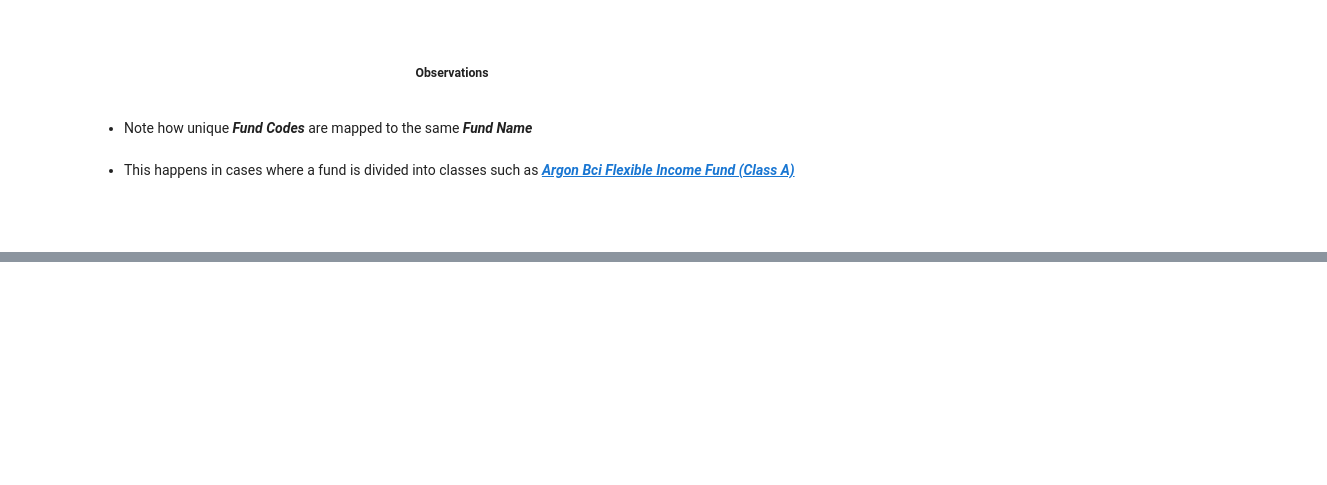
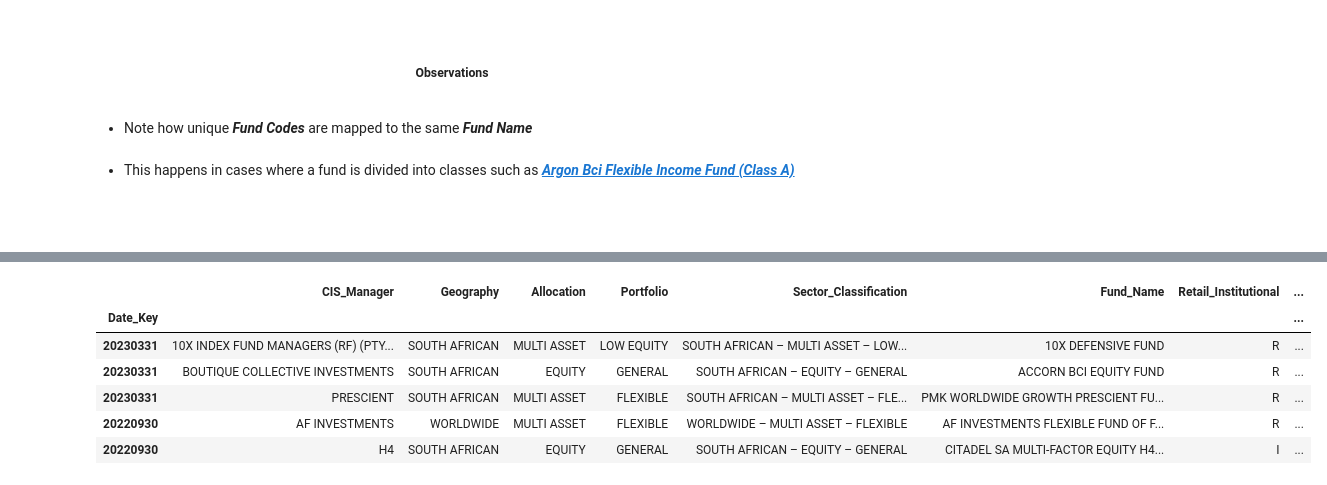
Before and after one commit to MondeAnna/data-ingestion, a Jupyter notebook: notebook/data_ingestion_prep_asisa_flows.ipynb, the cells around one changed output, grey strips where cells are left out. Cells and saved outputs as stored; diff of their text form; code cells hidden in the pictures; blank space fills up the shorter version.

```diff
--- a/notebook/data_ingestion_prep_asisa_flows.ipynb
+++ b/notebook/data_ingestion_prep_asisa_flows.ipynb
@@ -783,0 +806,14 @@ data_explorer.inconsistent_fund_code_multi_mapping(
+# %%
+analysis_cleaner = AnalysisCleaner(analysis_std)
+analysis = analysis_cleaner.analysis
+assert not analysis.isna().any().any(), "Null values present"
+
+analysis.iloc[[0, 132, 1223, 3425, 4121], :8]
+# %% [output]
+|  | CIS_Manager | Geography | Allocation | Portfolio | Sector_Classification | Fund_Name | Retail_Institutional | ... |
+| Date_Key |  |  |  |  |  |  |  | ... |
+| 20230331 | 10X INDEX FUND MANAGERS (RF) (PTY... | SOUTH AFRICAN | MULTI ASSET | LOW EQUITY | SOUTH AFRICAN – MULTI ASSET – LOW... | 10X DEFENSIVE FUND | R | ... |
+| 20230331 | BOUTIQUE COLLECTIVE INVESTMENTS | SOUTH AFRICAN | EQUITY | GENERAL | SOUTH AFRICAN – EQUITY – GENERAL | ACCORN BCI EQUITY FUND | R | ... |
+| 20230331 | PRESCIENT | SOUTH AFRICAN | MULTI ASSET | FLEXIBLE | SOUTH AFRICAN – MULTI ASSET – FLE... | PMK WORLDWIDE GROWTH PRESCIENT FU... | R | ... |
+| 20220930 | AF INVESTMENTS | WORLDWIDE | MULTI ASSET | FLEXIBLE | WORLDWIDE – MULTI ASSET – FLEXIBLE | AF INVESTMENTS FLEXIBLE FUND OF F... | R | ... |
+| 20220930 | H4 | SOUTH AFRICAN | EQUITY | GENERAL | SOUTH AFRICAN – EQUITY – GENERAL | CITADEL SA MULTI-FACTOR EQUITY H4... | I | ... |
```
Also changed, not shown: parts of 10 cells of this notebook, 1 other file.
